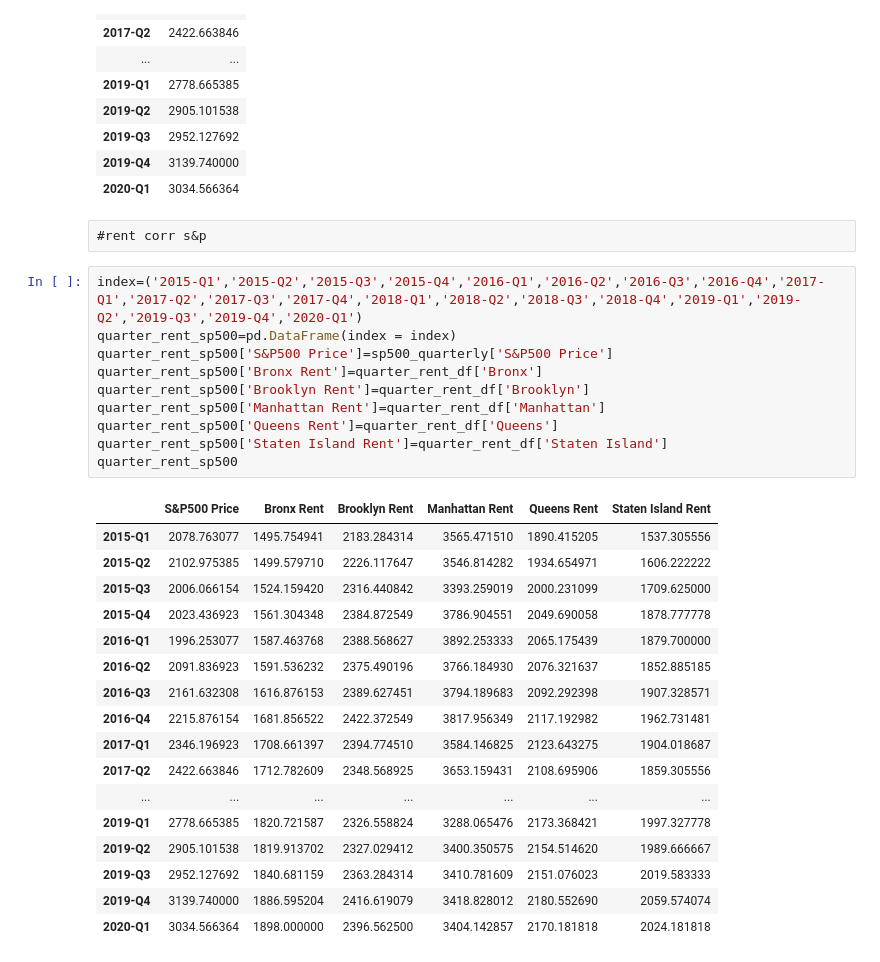
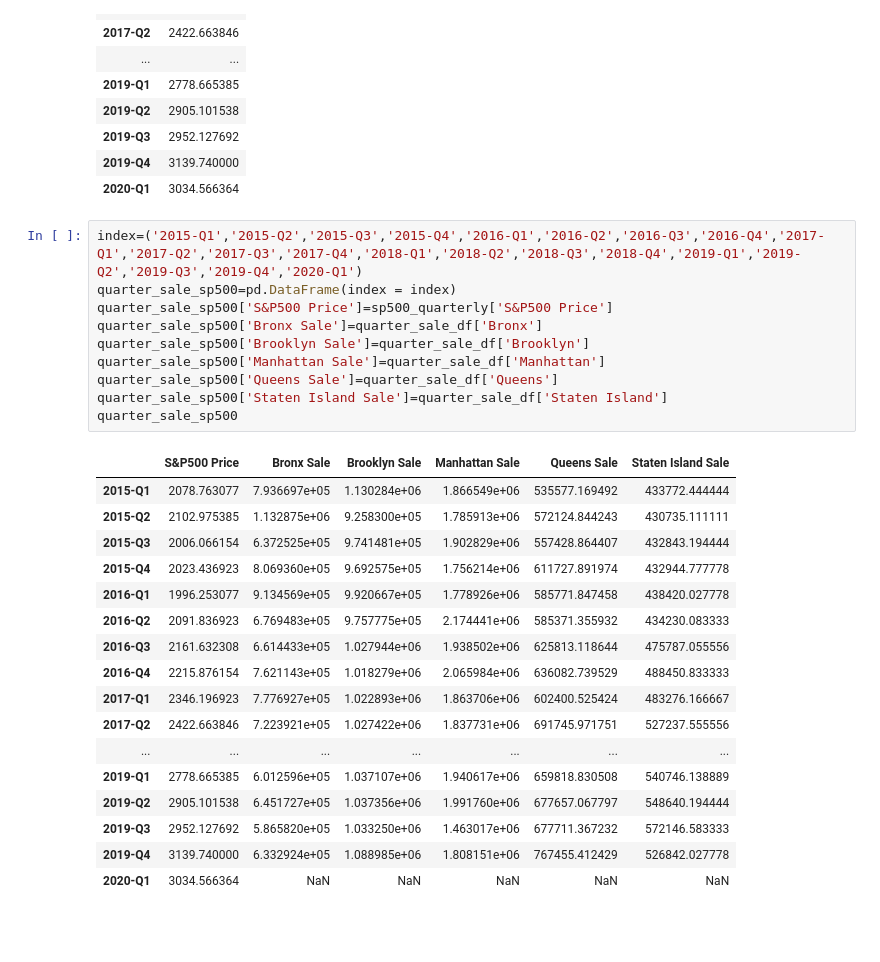
Before and after one commit to ShakedRj/NYC_Real_Estate, a Jupyter notebook: rent_sale_analysis.ipynb, the cells around one changed output. Saved outputs shown, nothing was run; the diff lists cells and outputs as text; blank space fills up the shorter version.

Commit message:
updated rent + sales correlation code

```diff
--- a/rent_sale_analysis.ipynb
+++ b/rent_sale_analysis.ipynb
@@ -341,33 +348,31 @@ sp500_quarterly
 | 2019-Q3 | 2952.127692 |
 | 2019-Q4 | 3139.740000 |
 | 2020-Q1 | 3034.566364 |
-# %% [raw]
-#rent corr s&p
 # %%
 index=('2015-Q1','2015-Q2','2015-Q3','2015-Q4','2016-Q1','2016-Q2','2016-Q3','2016-Q4','2017-Q1','2017-Q2','2017-Q3','2017-Q4','2018-Q1','2018-Q2','2018-Q3','2018-Q4','2019-Q1','2019-Q2','2019-Q3','2019-Q4','2020-Q1')
-quarter_rent_sp500=pd.DataFrame(index = index)
-quarter_rent_sp500['S&P500 Price']=sp500_quarterly['S&P500 Price']
-quarter_rent_sp500['Bronx Rent']=quarter_rent_df['Bronx']
-quarter_rent_sp500['Brooklyn Rent']=quarter_rent_df['Brooklyn']
-quarter_rent_sp500['Manhattan Rent']=quarter_rent_df['Manhattan']
-quarter_rent_sp500['Queens Rent']=quarter_rent_df['Queens']
-quarter_rent_sp500['Staten Island Rent']=quarter_rent_df['Staten Island']
-quarter_rent_sp500
+quarter_sale_sp500=pd.DataFrame(index = index)
+quarter_sale_sp500['S&P500 Price']=sp500_quarterly['S&P500 Price']
+quarter_sale_sp500['Bronx Sale']=quarter_sale_df['Bronx']
+quarter_sale_sp500['Brooklyn Sale']=quarter_sale_df['Brooklyn']
+quarter_sale_sp500['Manhattan Sale']=quarter_sale_df['Manhattan']
+quarter_sale_sp500['Queens Sale']=quarter_sale_df['Queens']
+quarter_sale_sp500['Staten Island Sale']=quarter_sale_df['Staten Island']
+quarter_sale_sp500
 # %% [output]
-|  | S&P500 Price | Bronx Rent | Brooklyn Rent | Manhattan Rent | Queens Rent | Staten Island Rent |
-| 2015-Q1 | 2078.763077 | 1495.754941 | 2183.284314 | 3565.471510 | 1890.415205 | 1537.305556 |
-| 2015-Q2 | 2102.975385 | 1499.579710 | 2226.117647 | 3546.814282 | 1934.654971 | 1606.222222 |
-| 2015-Q3 | 2006.066154 | 1524.159420 | 2316.440842 | 3393.259019 | 2000.231099 | 1709.625000 |
-| 2015-Q4 | 2023.436923 | 1561.304348 | 2384.872549 | 3786.904551 | 2049.690058 | 1878.777778 |
-| 2016-Q1 | 1996.253077 | 1587.463768 | 2388.568627 | 3892.253333 | 2065.175439 | 1879.700000 |
-| 2016-Q2 | 2091.836923 | 1591.536232 | 2375.490196 | 3766.184930 | 2076.321637 | 1852.885185 |
-| 2016-Q3 | 2161.632308 | 1616.876153 | 2389.627451 | 3794.189683 | 2092.292398 | 1907.328571 |
-| 2016-Q4 | 2215.876154 | 1681.856522 | 2422.372549 | 3817.956349 | 2117.192982 | 1962.731481 |
-| 2017-Q1 | 2346.196923 | 1708.661397 | 2394.774510 | 3584.146825 | 2123.643275 | 1904.018687 |
-| 2017-Q2 | 2422.663846 | 1712.782609 | 2348.568925 | 3653.159431 | 2108.695906 | 1859.305556 |
+|  | S&P500 Price | Bronx Sale | Brooklyn Sale | Manhattan Sale | Queens Sale | Staten Island Sale |
+| 2015-Q1 | 2078.763077 | 7.936697e+05 | 1.130284e+06 | 1.866549e+06 | 535577.169492 | 433772.444444 |
+| 2015-Q2 | 2102.975385 | 1.132875e+06 | 9.258300e+05 | 1.785913e+06 | 572124.844243 | 430735.111111 |
+| 2015-Q3 | 2006.066154 | 6.372525e+05 | 9.741481e+05 | 1.902829e+06 | 557428.864407 | 432843.194444 |
+| 2015-Q4 | 2023.436923 | 8.069360e+05 | 9.692575e+05 | 1.756214e+06 | 611727.891974 | 432944.777778 |
+| 2016-Q1 | 1996.253077 | 9.134569e+05 | 9.920667e+05 | 1.778926e+06 | 585771.847458 | 438420.027778 |
+| 2016-Q2 | 2091.836923 | 6.769483e+05 | 9.757775e+05 | 2.174441e+06 | 585371.355932 | 434230.083333 |
+| 2016-Q3 | 2161.632308 | 6.614433e+05 | 1.027944e+06 | 1.938502e+06 | 625813.118644 | 475787.055556 |
+| 2016-Q4 | 2215.876154 | 7.621143e+05 | 1.018279e+06 | 2.065984e+06 | 636082.739529 | 488450.833333 |
+| 2017-Q1 | 2346.196923 | 7.776927e+05 | 1.022893e+06 | 1.863706e+06 | 602400.525424 | 483276.166667 |
+| 2017-Q2 | 2422.663846 | 7.223921e+05 | 1.027422e+06 | 1.837731e+06 | 691745.971751 | 527237.555556 |
 | ... | ... | ... | ... | ... | ... | ... |
-| 2019-Q1 | 2778.665385 | 1820.721587 | 2326.558824 | 3288.065476 | 2173.368421 | 1997.327778 |
-| 2019-Q2 | 2905.101538 | 1819.913702 | 2327.029412 | 3400.350575 | 2154.514620 | 1989.666667 |
-| 2019-Q3 | 2952.127692 | 1840.681159 | 2363.284314 | 3410.781609 | 2151.076023 | 2019.583333 |
-| 2019-Q4 | 3139.740000 | 1886.595204 | 2416.619079 | 3418.828012 | 2180.552690 | 2059.574074 |
-| 2020-Q1 | 3034.566364 | 1898.000000 | 2396.562500 | 3404.142857 | 2170.181818 | 2024.181818 |
+| 2019-Q1 | 2778.665385 | 6.012596e+05 | 1.037107e+06 | 1.940617e+06 | 659818.830508 | 540746.138889 |
+| 2019-Q2 | 2905.101538 | 6.451727e+05 | 1.037356e+06 | 1.991760e+06 | 677657.067797 | 548640.194444 |
+| 2019-Q3 | 2952.127692 | 5.865820e+05 | 1.033250e+06 | 1.463017e+06 | 677711.367232 | 572146.583333 |
+| 2019-Q4 | 3139.740000 | 6.332924e+05 | 1.088985e+06 | 1.808151e+06 | 767455.412429 | 526842.027778 |
+| 2020-Q1 | 3034.566364 | NaN | NaN | NaN | NaN | NaN |
```
Also changed, not shown: parts of 6 cells of this notebook.
